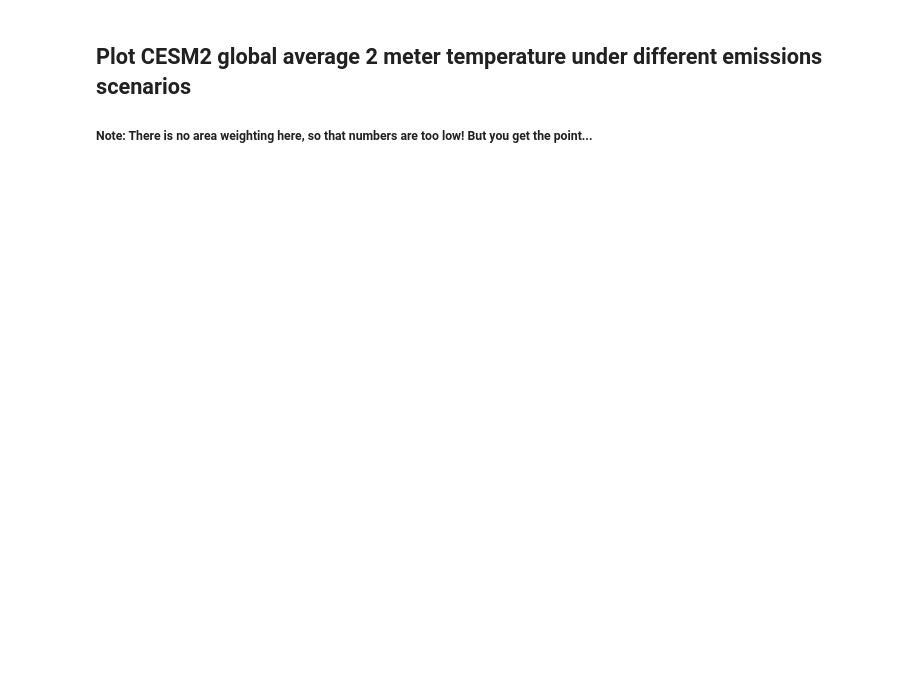
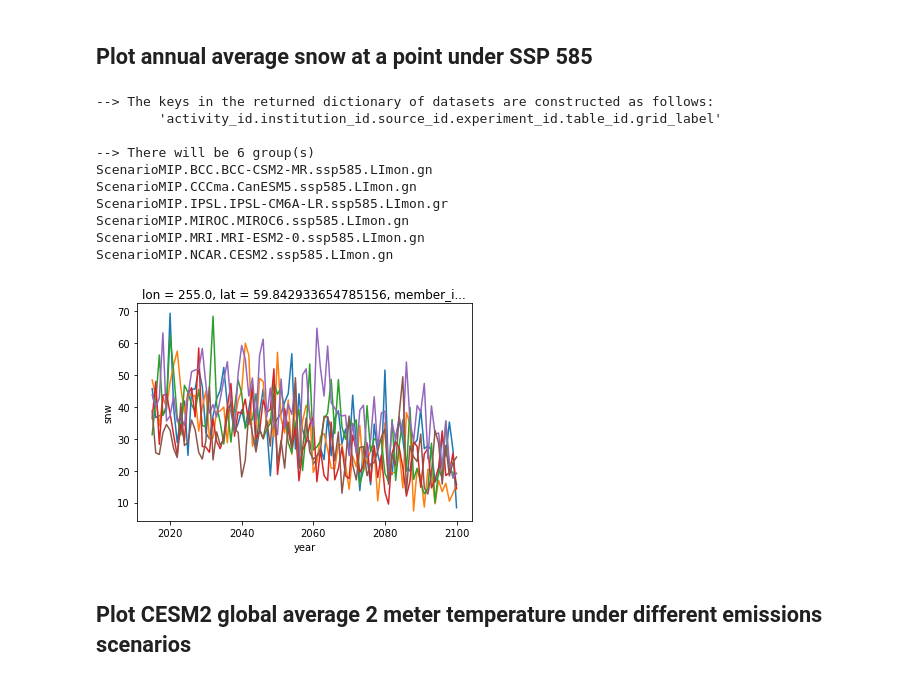
Before and after one commit to EricKeenan/cmip6_tutorial, a Jupyter notebook: notebooks/Demonstration.ipynb, the cells around one changed output. Cells and saved outputs as stored; diff of their text form; code cells hidden in the pictures; blank space fills up the shorter version.

```diff
--- a/notebooks/Demonstration.ipynb
+++ b/notebooks/Demonstration.ipynb
@@ -15,5 +18,33 @@ import matplotlib.pyplot as plt
+# %% [markdown]
+## Plot annual average snow at a point under SSP 585
+# %%
+var = 'snw'
+tgt_lat = 60
+tgt_lon = 254.73 # Units in degrees east, Boulder 105.27 degrees west
+
+# Querry data catalog
+col = intake.open_esm_datastore("../catalogs/pangeo-cmip6.json")
+cat = col.search(experiment_id=['ssp585'], variable_id=[var], member_id=['r1i1p1f1'])
+dset_dict = cat.to_dataset_dict(zarr_kwargs={'consolidated': True})
+
+# Plot
+for name, ds in dset_dict.items():
+    print(name)
+    point_aa_snow = ds[var].sel(lon=tgt_lon, lat=tgt_lat, method='nearest').groupby('time.year').mean('time').squeeze()
+    point_aa_snow.plot()
+# %% [output]
+--> The keys in the returned dictionary of datasets are constructed as follows:
+        'activity_id.institution_id.source_id.experiment_id.table_id.grid_label'
+
+--> There will be 6 group(s)
+ScenarioMIP.BCC.BCC-CSM2-MR.ssp585.LImon.gn
+ScenarioMIP.CCCma.CanESM5.ssp585.LImon.gn
+ScenarioMIP.IPSL.IPSL-CM6A-LR.ssp585.LImon.gr
+ScenarioMIP.MIROC.MIROC6.ssp585.LImon.gn
+ScenarioMIP.MRI.MRI-ESM2-0.ssp585.LImon.gn
+ScenarioMIP.NCAR.CESM2.ssp585.LImon.gn
+[figure, added]
 # %% [markdown]
 ## Plot CESM2 global average 2 meter temperature under different emissions scenarios
-##### Note: There is no area weighting here, so that numbers are too low! But you get the point...
 # %%
 # Querry data catalog
```
Also changed, not shown: parts of 7 cells of this notebook.
